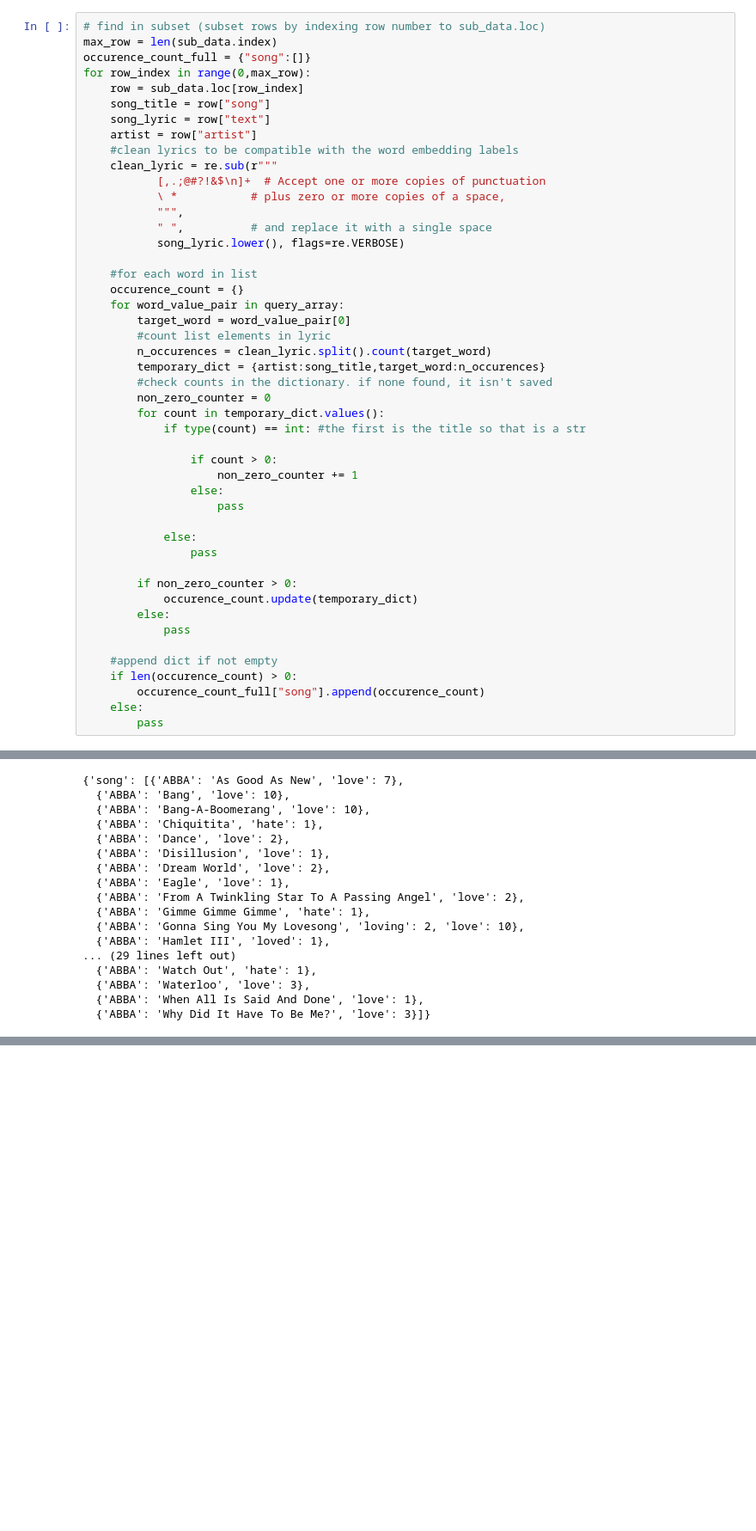
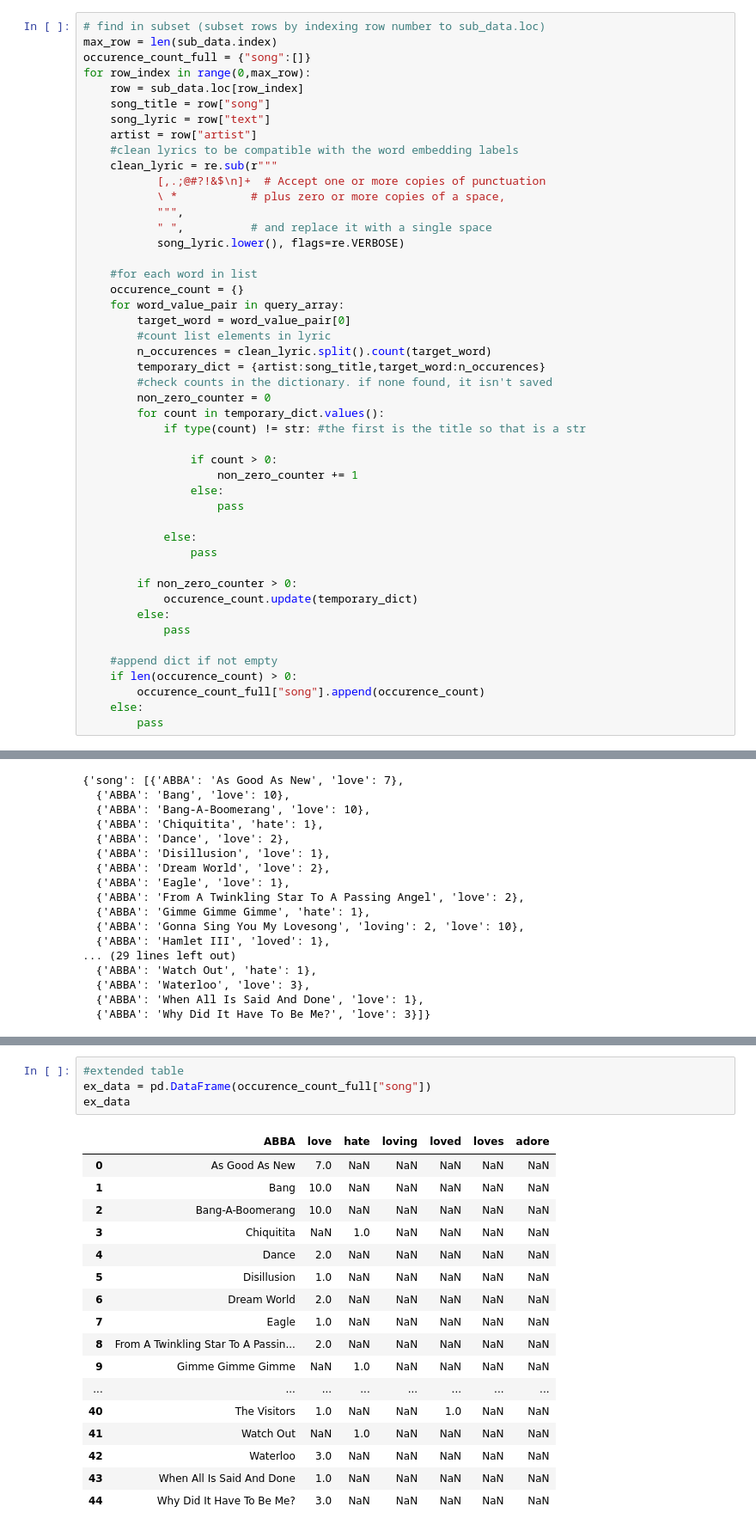
Before and after one commit to Rohambarack/CDS_lang, a Jupyter notebook: assignments_lan/assignment3/src/test.ipynb, the cells around one changed output, grey strips where cells are left out. Shown at 86% size. Saved outputs shown, nothing was run; the diff lists cells and outputs as text; blank space fills up the shorter version.

```diff
--- a/assignments_lan/assignment3/src/test.ipynb
+++ b/assignments_lan/assignment3/src/test.ipynb
@@ -101,7 +101,7 @@ for row_index in range(0,max_row):
         #check counts in the dictionary. if none found, it isn't saved
         non_zero_counter = 0
         for count in temporary_dict.values():
-            if type(count) == int: #the first is the title so that is a str
+            if type(count) != str: #the first is the title so that is a str
 
                 if count > 0:
                     non_zero_counter += 1
@@ -151,0 +148,22 @@ dict_values(['You Owe Me One', 0, 0, 0, 0, 0, 0, 0, 0, 0, 0, 0, 0, 0])
+# %%
+#extended table
+ex_data = pd.DataFrame(occurence_count_full["song"])
+ex_data
+# %% [output]
+|  | ABBA | love | hate | loving | loved | loves | adore |
+| 0 | As Good As New | 7.0 | NaN | NaN | NaN | NaN | NaN |
+| 1 | Bang | 10.0 | NaN | NaN | NaN | NaN | NaN |
+| 2 | Bang-A-Boomerang | 10.0 | NaN | NaN | NaN | NaN | NaN |
+| 3 | Chiquitita | NaN | 1.0 | NaN | NaN | NaN | NaN |
+| 4 | Dance | 2.0 | NaN | NaN | NaN | NaN | NaN |
+| 5 | Disillusion | 1.0 | NaN | NaN | NaN | NaN | NaN |
+| 6 | Dream World | 2.0 | NaN | NaN | NaN | NaN | NaN |
+| 7 | Eagle | 1.0 | NaN | NaN | NaN | NaN | NaN |
+| 8 | From A Twinkling Star To A Passin... | 2.0 | NaN | NaN | NaN | NaN | NaN |
+| 9 | Gimme Gimme Gimme | NaN | 1.0 | NaN | NaN | NaN | NaN |
+| ... | ... | ... | ... | ... | ... | ... | ... |
+| 40 | The Visitors | 1.0 | NaN | NaN | 1.0 | NaN | NaN |
+| 41 | Watch Out | NaN | 1.0 | NaN | NaN | NaN | NaN |
+| 42 | Waterloo | 3.0 | NaN | NaN | NaN | NaN | NaN |
+| 43 | When All Is Said And Done | 1.0 | NaN | NaN | NaN | NaN | NaN |
+| 44 | Why Did It Have To Be Me? | 3.0 | NaN | NaN | NaN | NaN | NaN |
```
Also changed, not shown: parts of 8 cells of this notebook.
